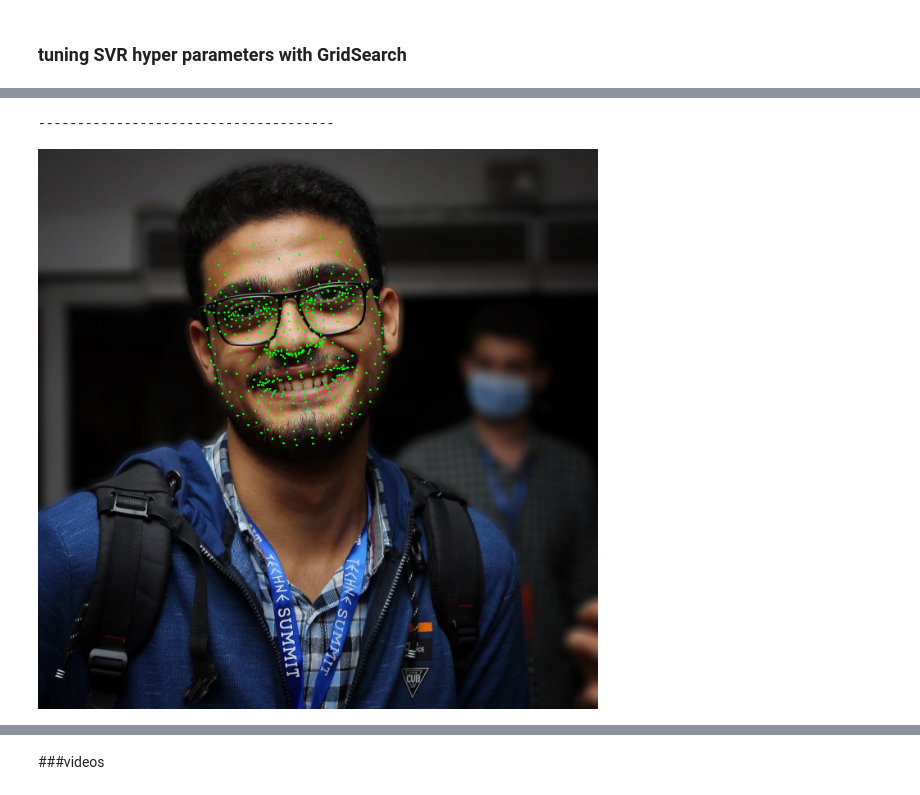
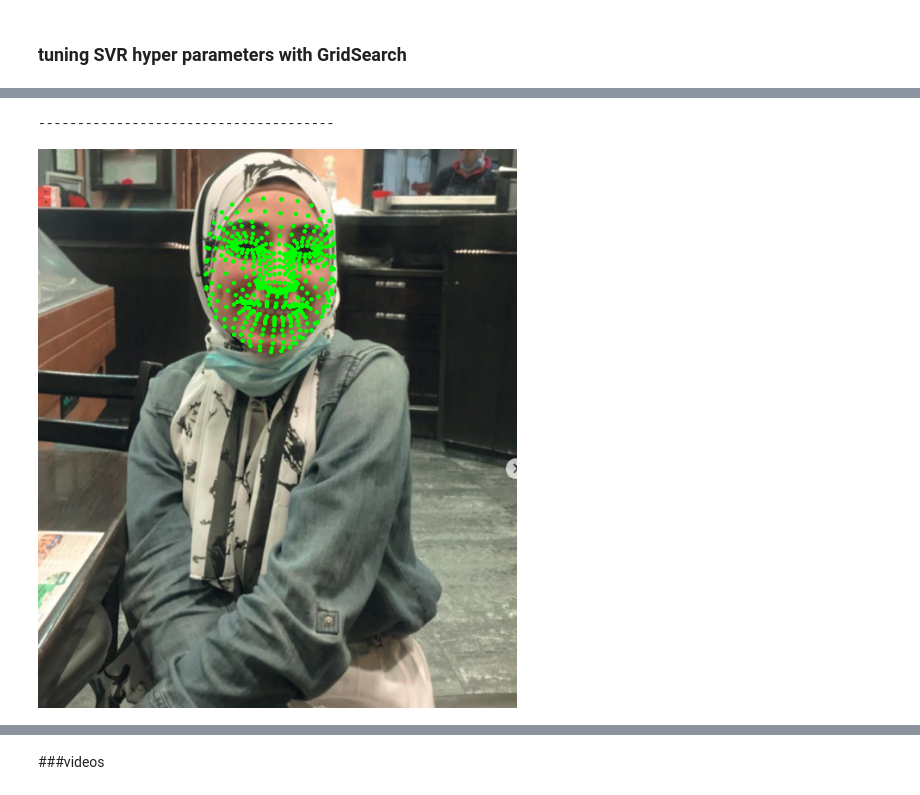
Before and after one commit to amiramomen/ML1_project_Head-Pose-Estimation, a Jupyter notebook: Face_Pose_Estimation.ipynb, the cells around one changed output, grey strips where cells are left out. Saved outputs shown, nothing was run; the diff lists cells and outputs as text; code cells hidden in the pictures.

```diff
--- a/Face_Pose_Estimation.ipynb
+++ b/Face_Pose_Estimation.ipynb
@@ -402,8 +406,8 @@ def get_point(path):
         cv2_imshow(image)
       else:
         print("couldnt detect!")
-  center_x=x_points[1]
-  center_y=y_points[1]
+  center_x=x_points[5]
+  center_y=y_points[5]
   dist = np.sqrt( (x_points[152] - x_points[10])**2 + (y_points[152] - y_points[10])**2 )
   x_points = np.array([x - x_points[1] for x in x_points])
   y_points = np.array([y - y_points[1] for y in y_points])
@@ -443,11 +447,11 @@ def draw_img(path, pitch,yaw,roll, tdx=None, tdy=None, size = 100):
 
     return img
 # %%
-path="/content/ibrahimmmm.jpg"
+path="/content/amira1.png"
 points,center_x,center_y=get_point(path)
 # %% [output]
 --------------------------------------
-[figure, old version]
+[figure, new version]
 # %%
 pitch=pitch_model2.predict(points)
 yaw=yaw_model2.predict(points)
```
Also changed, not shown: parts of 27 cells of this notebook.
